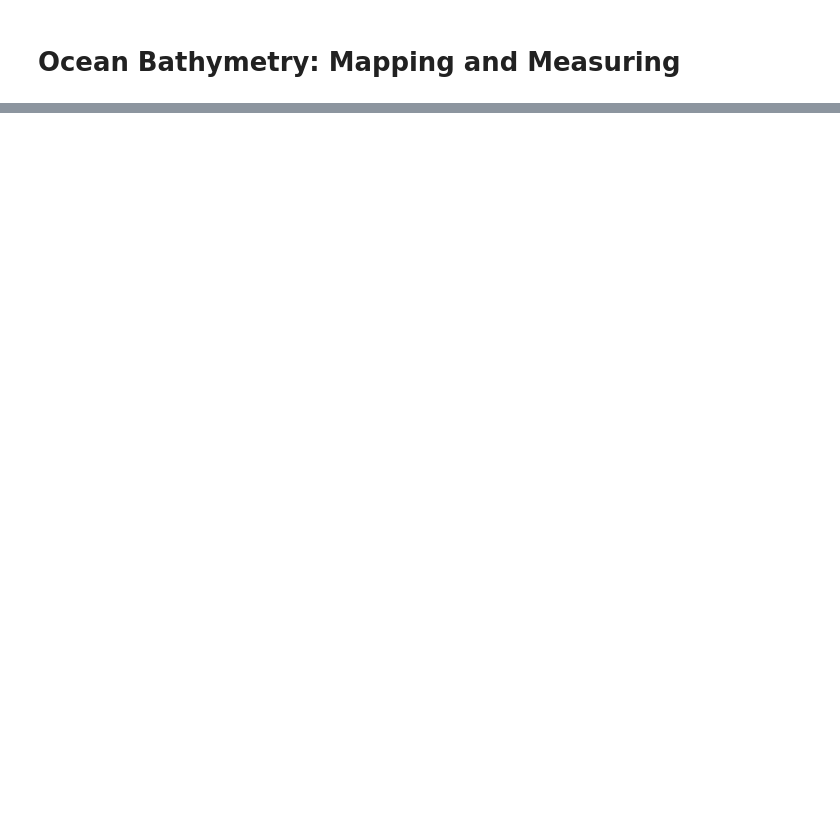
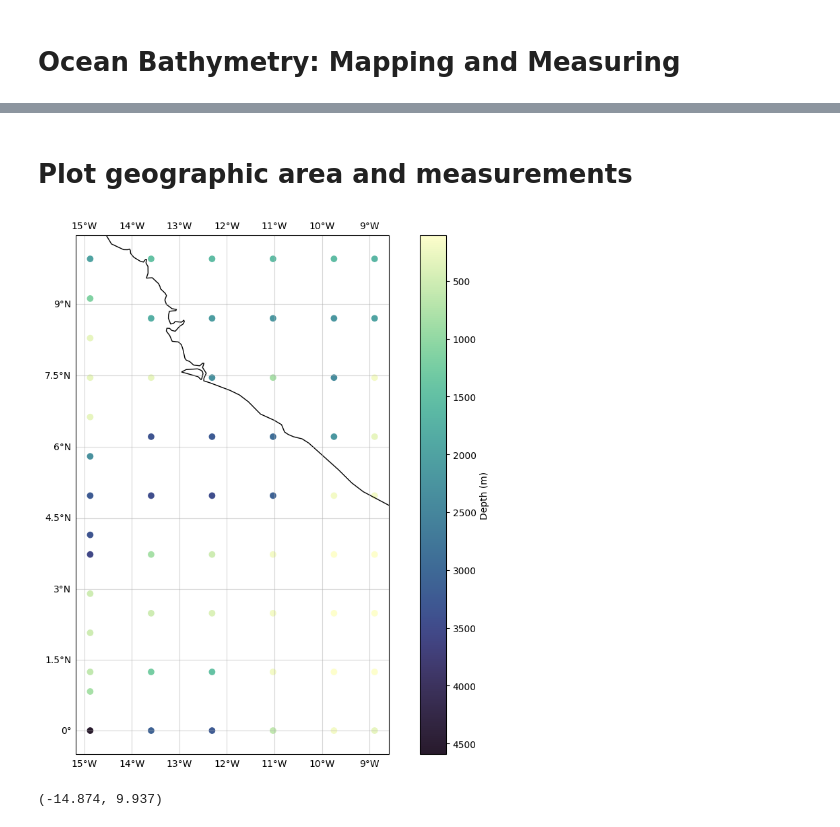
Before and after one commit to stine-fohrmann/messfern-bathymetry-measuring, a Jupyter notebook: bathymetry-measurement.ipynb, the cells around one changed output, grey strips where cells are left out. Cells and saved outputs as stored; diff of their text form; code cells hidden in the pictures; blank space fills up the shorter version.

Commit message:
calculate and plot depth

```diff
--- a/bathymetry-measurement.ipynb
+++ b/bathymetry-measurement.ipynb
@@ -29,6 +31,10 @@ with open('data.csv', newline='') as csvfile:
         y_data.append(int(row[2]))
         # Store measurements
         d_data.append(float(row[3]))
+
+x_data = np.array(x_data)
+y_data = np.array(y_data)
+d_data = np.array(d_data)
 # %%
 # Simple scatter plot of the measured points
 # DONE: flip so that origin point is at top left
@@ -62,0 +89,31 @@ def depth(d):
+# %% [markdown]
+# Plot geographic area and measurements
+# %%
+# Define geographic extent
+min_lon, max_lon = lon_2, lon_1
+min_lat, max_lat = lat_2, lat_1
+
+fig, ax = plt.subplots(figsize=(12, 10), subplot_kw={'projection': ccrs.Mercator()})
+
+# Set the extent
+# ax.set_extent([min_lon, max_lon, min_lat, max_lat], crs=ccrs.PlateCarree())
+# ax.set_extent([-180, 180, -45, 45], crs=ccrs.PlateCarree())
+
+points = plt.scatter(x=lon_data, y=lat_data, c=d_true, transform=ccrs.PlateCarree(), cmap=cmocean.cm.deep)
+
+ax.coastlines(resolution='50m')
+gl = ax.gridlines(draw_labels=True, alpha=0.5)
+gl.top_labels = True
+gl.right_labels = False
+# plt.legend()
+
+# Add a colour bar
+cbar = plt.colorbar(points)
+cbar.set_label('Depth (m)')
+cbar.ax.invert_yaxis()
+
+plt.show()
+lon_1, lat_1
+# %% [output]
+[figure, added]
+(-14.874, 9.937)
```
Also changed, not shown: parts of 3 cells of this notebook, 1 other file.
